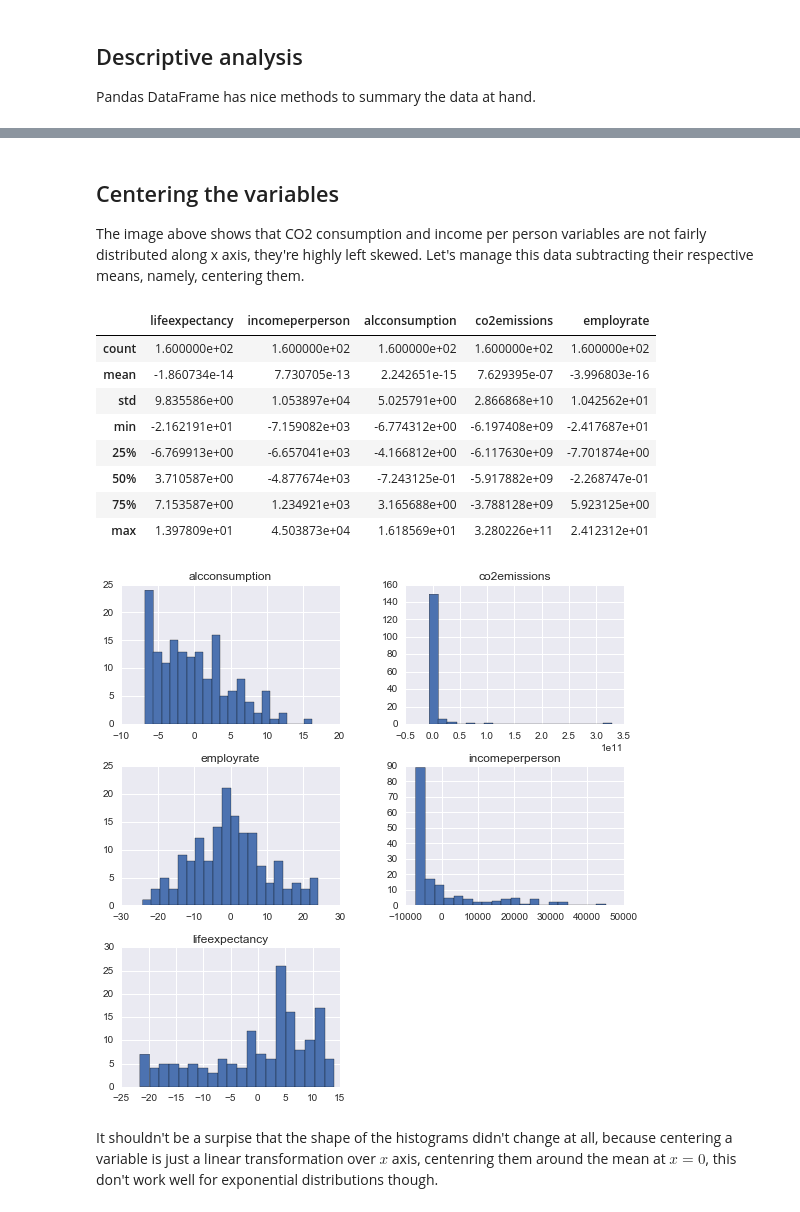
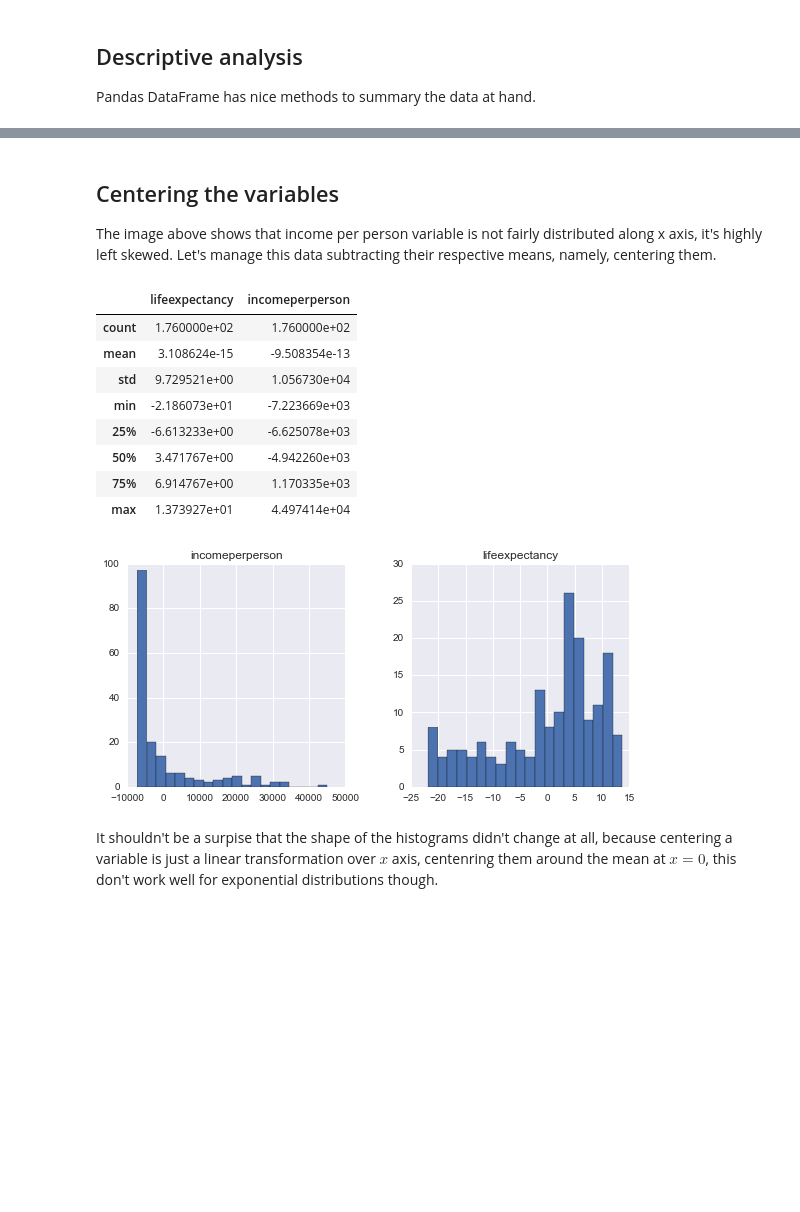
Before and after one commit to sergiosilvar/coursera_regression_modeling_practice, a Jupyter notebook: Week_2.ipynb, the cells around one changed output, grey strips where cells are left out. Drawn from its saved outputs; the diff is of its cells as text; code cells hidden in the pictures; blank space fills up the shorter version.

```diff
--- a/Week_2.ipynb
+++ b/Week_2.ipynb
@@ -115,6 +101,9 @@ It's clear this selection of explanatory variables don't give much information a
 
 Pandas DataFrame has nice methods to summary the data at hand.
 # %%
+# Subselecting only the variables chosen.
+df = df[['lifeexpectancy', 'incomeperperson']]
+
 # Concise summary about the structure of the data.
 df.info()
 # %% [output]
@@ -194,7 +179,7 @@ df.hist(bins=20, figsize=(9,9));
 # %% [markdown]
 ## Centering the variables
 
-The image above shows that CO2 consumption and income per person variables are not fairly distributed along x axis, they're highly left skewed. Let's manage this data subtracting their respective means, namely, centering them.
+The image above shows that income per person variable is not fairly distributed along x axis, it's highly left skewed. Let's manage this data subtracting their respective means, namely, centering them.
 # %%
 # Subtract the mean.
 dfmean = df - df.mean()
@@ -202,19 +187,19 @@ dfmean = df - df.mean()
 # Summarize again.
 dfmean.describe()
 # %% [output]
-|  | lifeexpectancy | incomeperperson | alcconsumption | co2emissions | employrate |
-| count | 1.600000e+02 | 1.600000e+02 | 1.600000e+02 | 1.600000e+02 | 1.600000e+02 |
-| mean | -1.860734e-14 | 7.730705e-13 | 2.242651e-15 | 7.629395e-07 | -3.996803e-16 |
-| std | 9.835586e+00 | 1.053897e+04 | 5.025791e+00 | 2.866868e+10 | 1.042562e+01 |
-| min | -2.162191e+01 | -7.159082e+03 | -6.774312e+00 | -6.197408e+09 | -2.417687e+01 |
-| 25% | -6.769913e+00 | -6.657041e+03 | -4.166812e+00 | -6.117630e+09 | -7.701874e+00 |
-| 50% | 3.710587e+00 | -4.877674e+03 | -7.243125e-01 | -5.917882e+09 | -2.268747e-01 |
-| 75% | 7.153587e+00 | 1.234921e+03 | 3.165688e+00 | -3.788128e+09 | 5.923125e+00 |
-| max | 1.397809e+01 | 4.503873e+04 | 1.618569e+01 | 3.280226e+11 | 2.412312e+01 |
+|  | lifeexpectancy | incomeperperson |
+| count | 1.760000e+02 | 1.760000e+02 |
+| mean | 3.108624e-15 | -9.508354e-13 |
+| std | 9.729521e+00 | 1.056730e+04 |
+| min | -2.186073e+01 | -7.223669e+03 |
+| 25% | -6.613233e+00 | -6.625078e+03 |
+| 50% | 3.471767e+00 | -4.942260e+03 |
+| 75% | 6.914767e+00 | 1.170335e+03 |
+| max | 1.373927e+01 | 4.497414e+04 |
 # %%
-dfmean.hist(bins=20, figsize=(9,9));
+dfmean.hist(bins=20, figsize=(9,4));
 # %% [output]
-[figure, old version]
+[figure, new version]
 # %% [markdown]
 It shouldn't be a surpise that the shape of the histograms didn't change at all, because centering a variable is just a linear transformation over $x$ axis, centenring them around the mean at  $x=0$, this don't work well for exponential distributions though.
 # %% [markdown]
```
Also changed, not shown: parts of 32 cells of this notebook, 1 other file.
